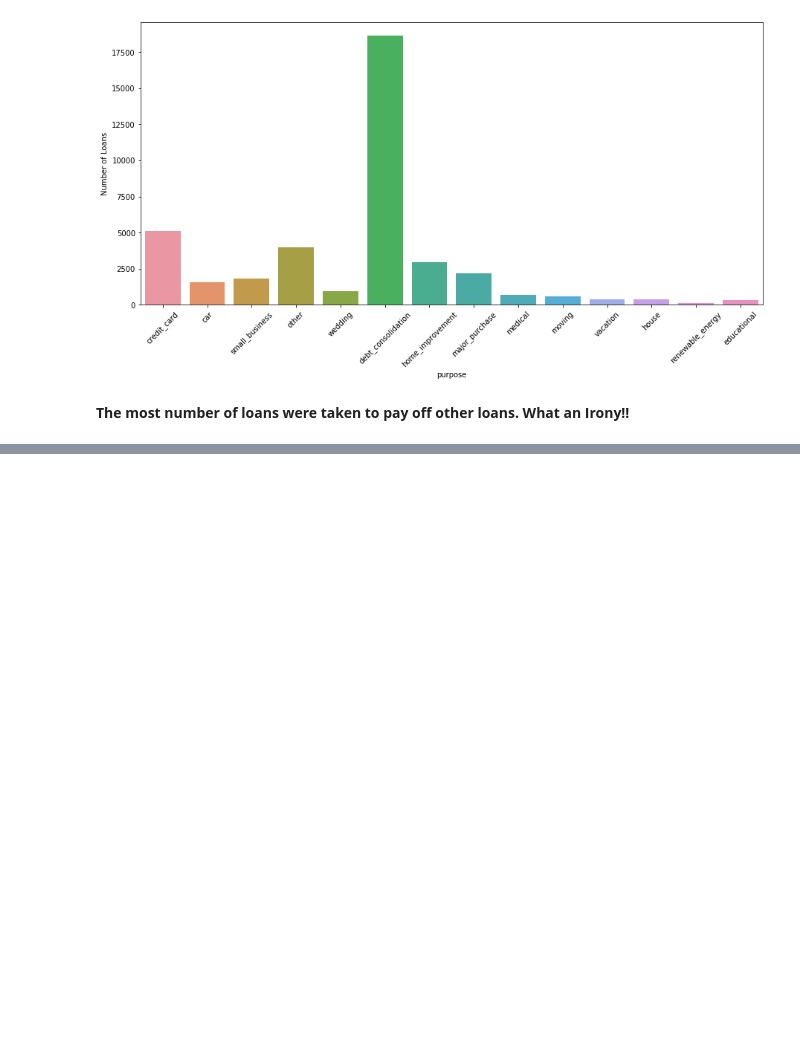
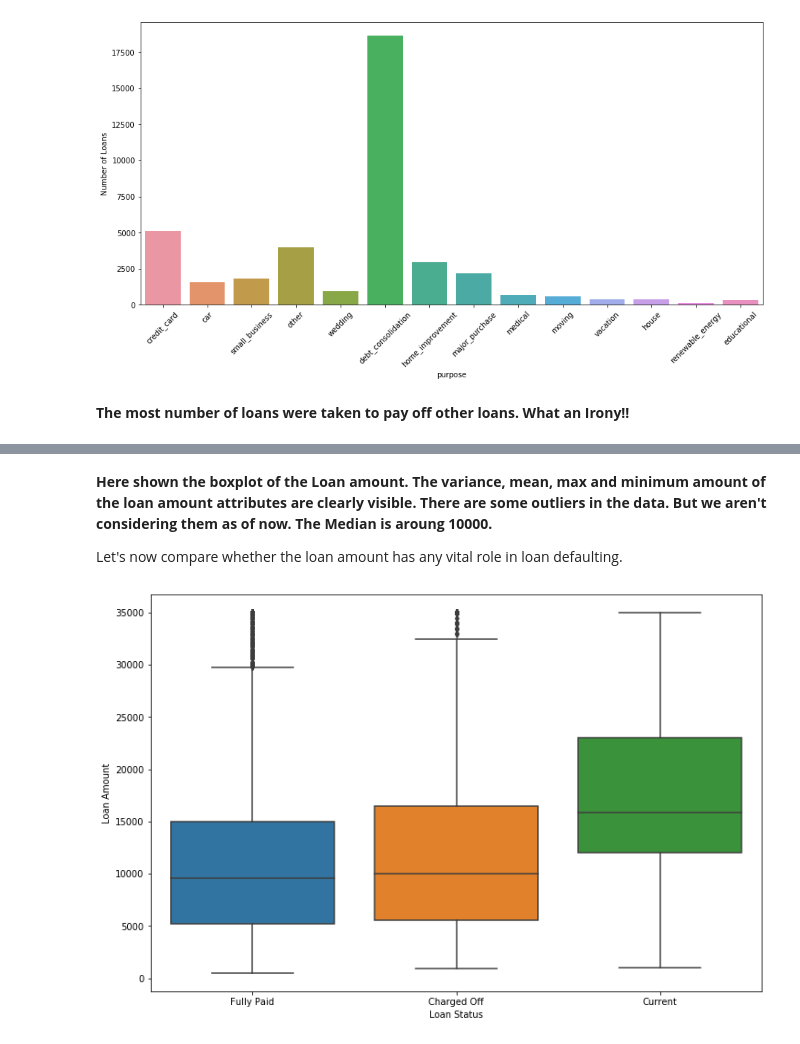
Before and after one commit to vivekav-96/UpGrad-PGDML, a Jupyter notebook: LendingClubCaseStudy/case_study.ipynb, the cells around one changed output, grey strips where cells are left out. Drawn from its saved outputs; the diff is of its cells as text; code cells hidden in the pictures; blank space fills up the shorter version.

```diff
--- a/LendingClubCaseStudy/case_study.ipynb
+++ b/LendingClubCaseStudy/case_study.ipynb
@@ -291,0 +304,12 @@ plt.show()
+# %% [markdown]
+**Here shown the boxplot of the Loan amount. The variance, mean, max and minimum amount of the loan amount attributes are clearly visible. There are some outliers in the data. But we aren't considering them as of now.
+The Median is aroung 10000.**
+
+Let's now compare whether the loan amount has any vital role in loan defaulting.
+# %%
+plt.figure(figsize=(12,8))
+a = sns.boxplot(y='loan_amnt', x='loan_status', data=loan_data)
+a.set(ylabel='Loan Amount', xlabel='Loan Status')
+plt.show()
+# %% [output]
+[figure, added]
```
Also changed, not shown: parts of 11 cells of this notebook.
